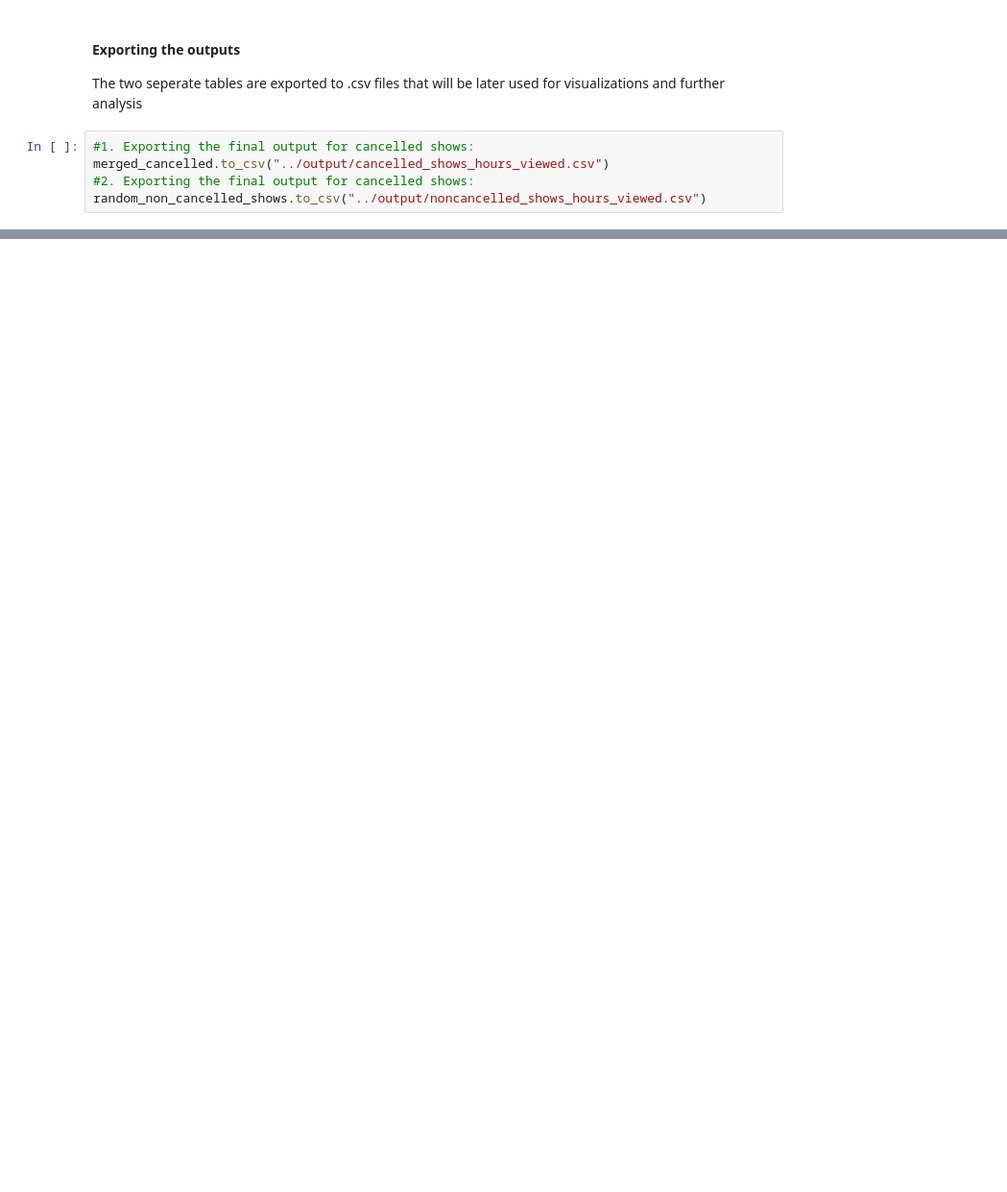
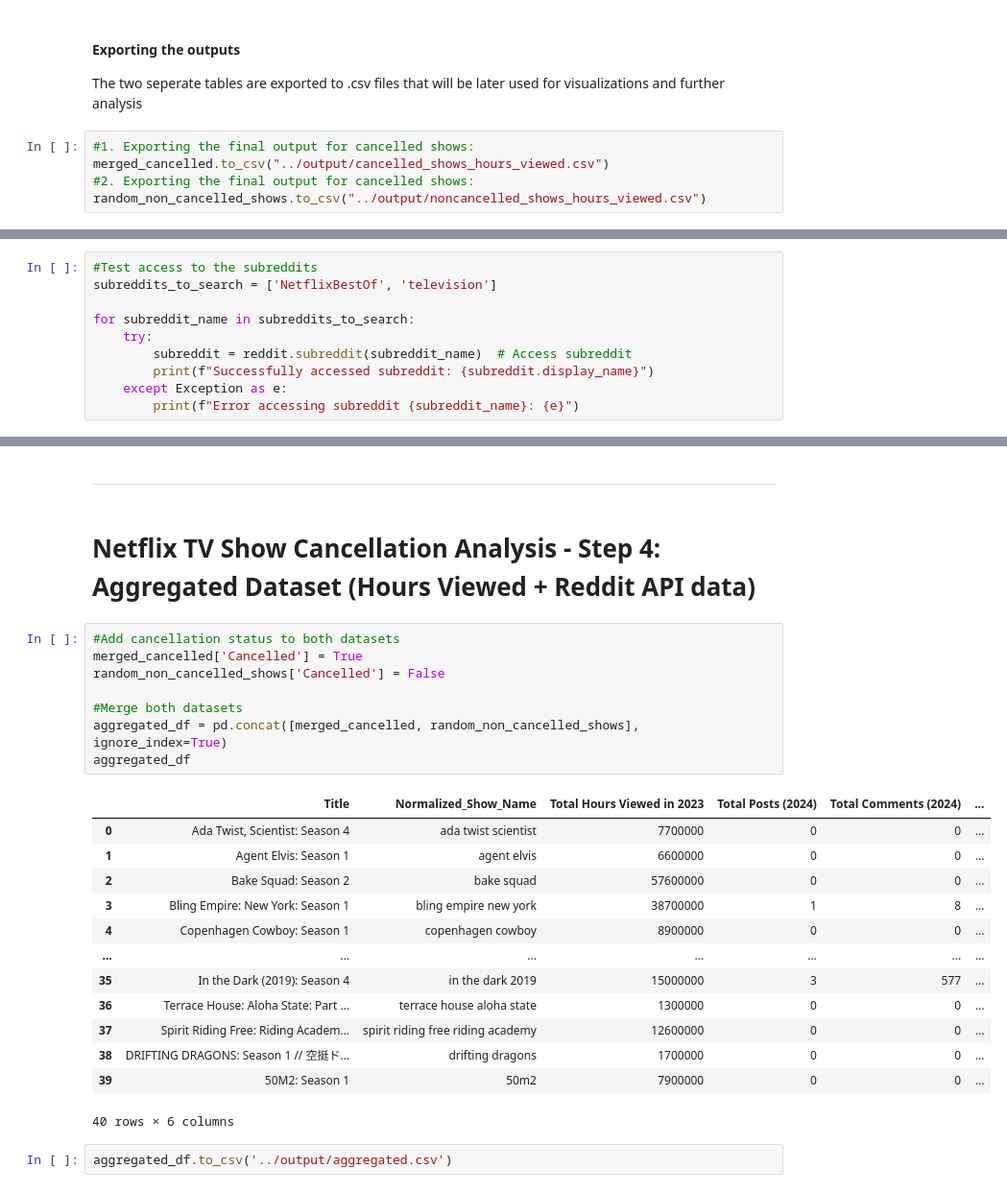
Before and after one commit to einavrobyncohen/DW64, a Jupyter notebook: notebooks/initial_analysis.ipynb, the cells around one changed output, grey strips where cells are left out. Shown at 96% size. Cells and saved outputs as stored; diff of their text form; blank space fills up the shorter version.

```diff
--- a/notebooks/initial_analysis.ipynb
+++ b/notebooks/initial_analysis.ipynb
@@ -627,0 +689,10 @@ random_non_cancelled_shows.to_csv("../output/noncancelled_shows_hours_viewed.csv
+# %%
+#Test access to the subreddits
+subreddits_to_search = ['NetflixBestOf', 'television']
+
+for subreddit_name in subreddits_to_search:
+    try:
+        subreddit = reddit.subreddit(subreddit_name)  # Access subreddit
+        print(f"Successfully accessed subreddit: {subreddit.display_name}")
+    except Exception as e:
+        print(f"Error accessing subreddit {subreddit_name}: {e}")
@@ -627,0 +802,28 @@ random_non_cancelled_shows.to_csv("../output/noncancelled_shows_hours_viewed.csv
+# %% [markdown]
+-----
+# %% [markdown]
+# Netflix TV Show Cancellation Analysis - Step 4: Aggregated Dataset (Hours Viewed + Reddit API data)
+# %%
+#Add cancellation status to both datasets
+merged_cancelled['Cancelled'] = True
+random_non_cancelled_shows['Cancelled'] = False
+
+#Merge both datasets
+aggregated_df = pd.concat([merged_cancelled, random_non_cancelled_shows], ignore_index=True)
+aggregated_df
+# %% [output]
+|  | Title | Normalized_Show_Name | Total Hours Viewed in 2023 | Total Posts (2024) | Total Comments (2024) | ... |
+| 0 | Ada Twist, Scientist: Season 4 | ada twist scientist | 7700000 | 0 | 0 | ... |
+| 1 | Agent Elvis: Season 1 | agent elvis | 6600000 | 0 | 0 | ... |
+| 2 | Bake Squad: Season 2 | bake squad | 57600000 | 0 | 0 | ... |
+| 3 | Bling Empire: New York: Season 1 | bling empire new york | 38700000 | 1 | 8 | ... |
+| 4 | Copenhagen Cowboy: Season 1 | copenhagen cowboy | 8900000 | 0 | 0 | ... |
+| ... | ... | ... | ... | ... | ... | ... |
+| 35 | In the Dark (2019): Season 4 | in the dark 2019 | 15000000 | 3 | 577 | ... |
+| 36 | Terrace House: Aloha State: Part ... | terrace house aloha state | 1300000 | 0 | 0 | ... |
+| 37 | Spirit Riding Free: Riding Academ... | spirit riding free riding academy | 12600000 | 0 | 0 | ... |
+| 38 | DRIFTING DRAGONS: Season 1 // 空挺ド... | drifting dragons | 1700000 | 0 | 0 | ... |
+| 39 | 50M2: Season 1 | 50m2 | 7900000 | 0 | 0 | ... |
+40 rows × 6 columns
+# %%
+aggregated_df.to_csv('../output/aggregated.csv')
```
Also changed, not shown: parts of 21 cells of this notebook, 5 other files.
